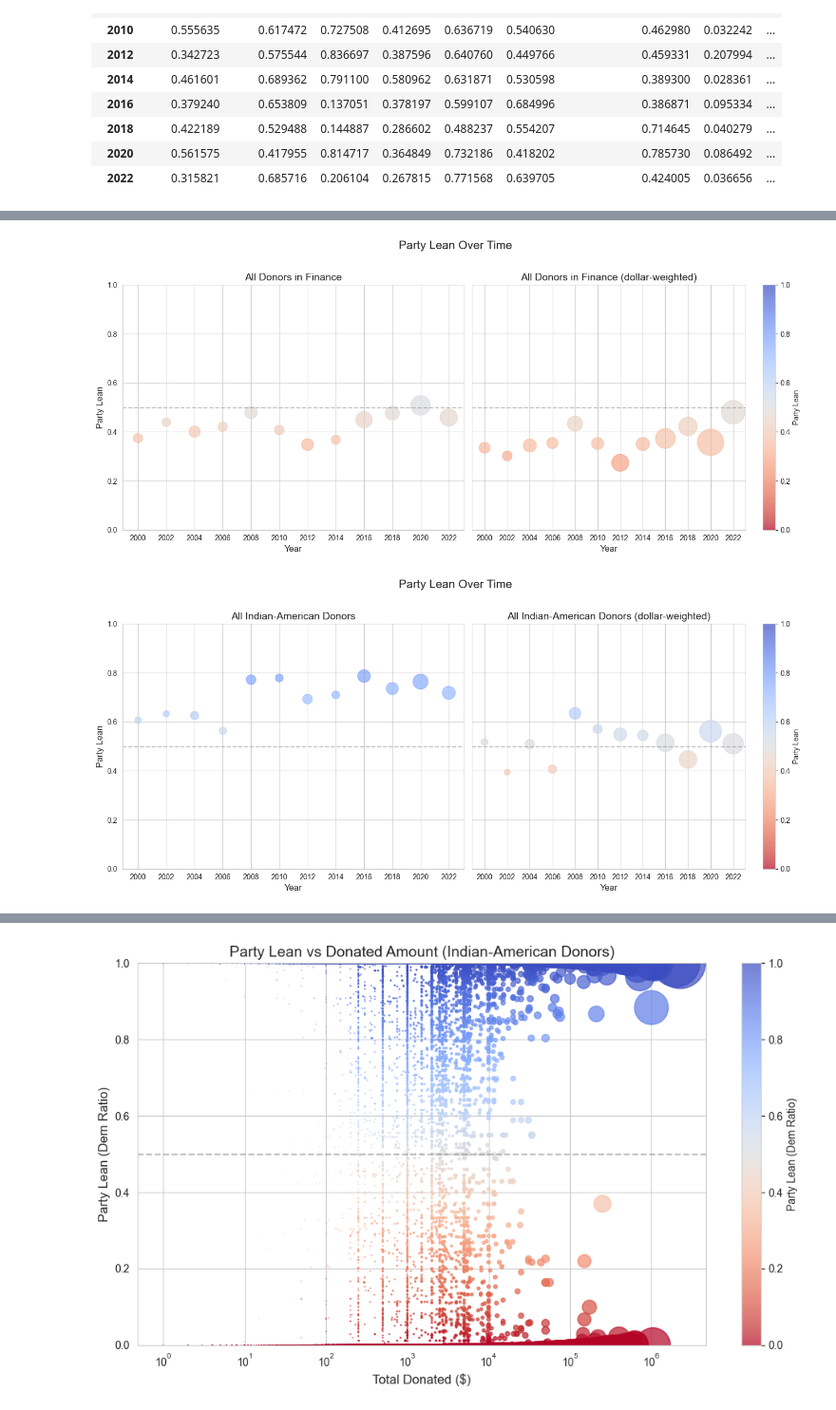
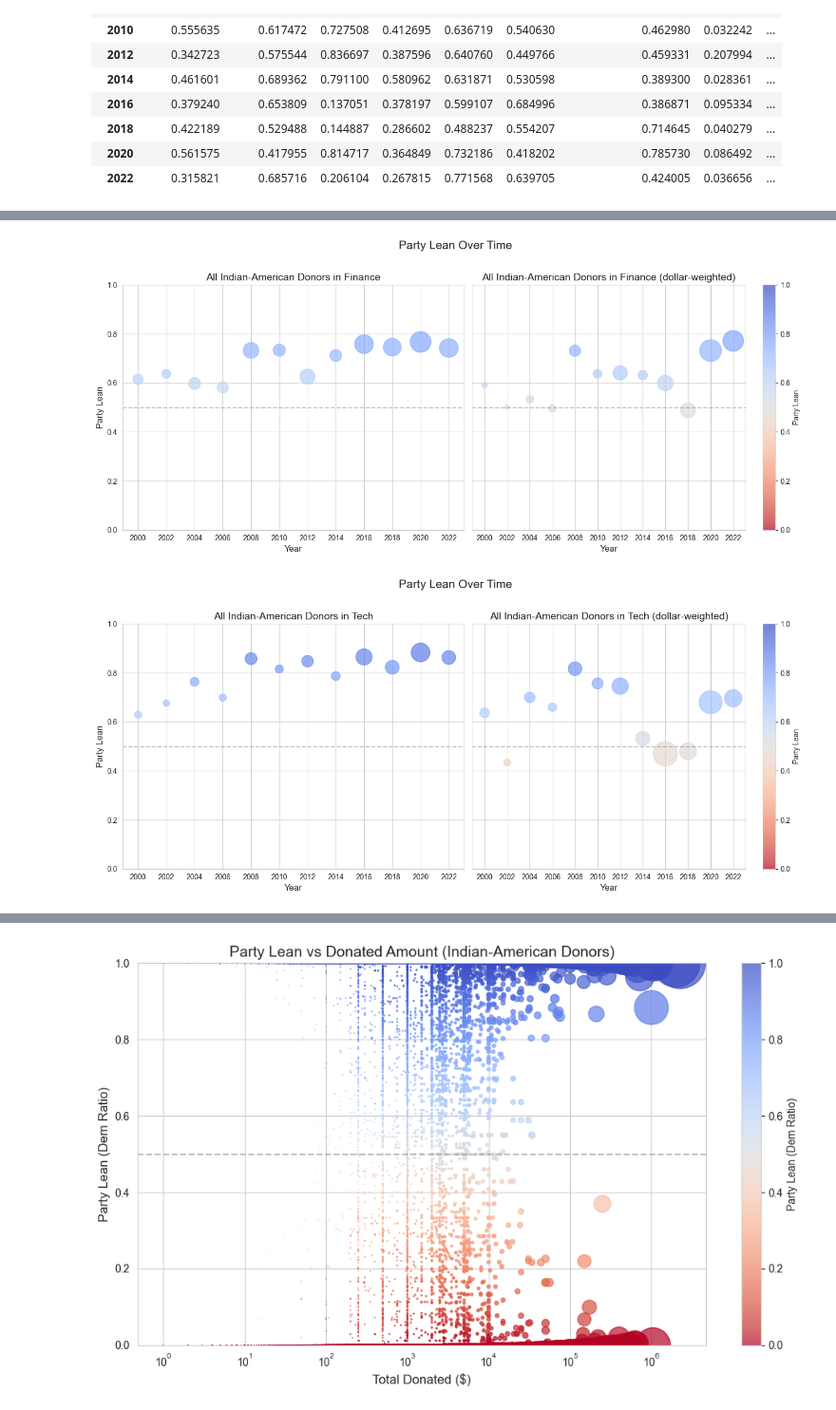
Before and after one commit to kkkarnav/indianamericancontributions, a Jupyter notebook: donors_over_time.ipynb, the cells around one changed output, grey strips where cells are left out. Shown at 95% size. Cells and saved outputs as stored; diff of their text form; code cells hidden in the pictures.

```diff
--- a/donors_over_time.ipynb
+++ b/donors_over_time.ipynb
@@ -851,24 +913,22 @@ dollar_mean_ind
 # %%
-# note: these graphs are skewed because they just average out the sectors, they don't account for the n of different sectors (so finance is having the same influence as agribusiness)
 fig, (ax1, ax2) = plt.subplots(1, 2, figsize=(14, 6), sharey=True)
 
 sns.set_style("whitegrid")
-sns.set_palette("Set3", n_colors=len(mean_all.columns))
 
 norm1 = plt.Normalize(0, 1)
 norm2 = plt.Normalize(0, 1)
 
 sc1 = ax1.scatter(
     mean_all.index,
-    mean_all.mean(axis=1),
+    mean_all["Finance"],
     s=all_donors.drop_duplicates(subset=["cycle", "contrib_id", "dem_ratio"]).groupby(["cycle"])["contrib_id"].count()/5000,
-    c=mean_all.mean(axis=1),
+    c=mean_all["Finance"],
     cmap=plt.cm.coolwarm_r,
     norm=norm1,
     alpha=0.7,
     label='Mean Party Lean'
 )
-ax1.set_title('All Donors', fontsize=14)
+ax1.set_title('All Donors in Finance', fontsize=14)
 ax1.set_xlabel('Year', fontsize=12)
 ax1.set_ylabel('Party Lean', fontsize=12)
 ax1.set_ylim(0, 1)
@@ -876,15 +936,15 @@ ax1.axhline(0.5, color='gray', linestyle='--', alpha=0.5)
 
 sc2 = ax2.scatter(
     dollar_mean_all.index,
-    dollar_mean_all.mean(axis=1),
+    dollar_mean_all["Finance"],
     s=all_donors.drop_duplicates(subset=["cycle", "contrib_id", "dem_ratio"]).groupby(["cycle"])["total_donated"].sum()/5000000,
-    c=dollar_mean_all.mean(axis=1),
+    c=dollar_mean_all["Finance"],
     cmap=plt.cm.coolwarm_r,
     norm=norm1,
     alpha=0.7,
     label='Mean Party Lean'
 )
-ax2.set_title('All Donors (dollar-weighted)', fontsize=14)
+ax2.set_title('All Donors in Finance (dollar-weighted)', fontsize=14)
 ax2.set_xlabel('Year', fontsize=12)
 ax2.set_ylim(0, 1)
 ax2.axhline(0.5, color='gray', linestyle='--', alpha=0.5)
@@ -901,70 +1055,68 @@ plt.show()
 fig, (ax1, ax2) = plt.subplots(1, 2, figsize=(14, 6), sharey=True)
 
 sns.set_style("whitegrid")
-sns.set_palette("Set3", n_colors=len(mean_all.columns))
 
 norm1 = plt.Normalize(0, 1)
 norm2 = plt.Normalize(0, 1)
 
 sc1 = ax1.scatter(
-    mean_all.index,
-    mean_all["Finance"],
-    s=all_donors.drop_duplicates(subset=["cycle", "contrib_id", "dem_ratio"]).groupby(["cycle"])["contrib_id"].count()/5000,
-    c=mean_all["Finance"],
+    mean_ind.index,
+    mean_ind["Finance"],
+    s=all_donors[(all_donors["ethnic"] == "ind") & (all_donors["sector"] == "Finance")].drop_duplicates(subset=["cycle", "contrib_id", "dem_ratio"]).groupby(["cycle"])["contrib_id"].count()/2,
+    c=mean_ind["Finance"],
     cmap=plt.cm.coolwarm_r,
     norm=norm1,
     alpha=0.7,
     label='Mean Party Lean'
 )
-ax1.set_title('All Donors in Finance', fontsize=14)
+ax1.set_title('All Indian-American Donors in Finance', fontsize=14)
 ax1.set_xlabel('Year', fontsize=12)
 ax1.set_ylabel('Party Lean', fontsize=12)
 ax1.set_ylim(0, 1)
 ax1.axhline(0.5, color='gray', linestyle='--', alpha=0.5)
 
 sc2 = ax2.scatter(
-    dollar_mean_all.index,
-    dollar_mean_all["Finance"],
-    s=all_donors.drop_duplicates(subset=["cycle", "contrib_id", "dem_ratio"]).groupby(["cycle"])["total_donated"].sum()/5000000,
-    c=dollar_mean_all["Finance"],
+    dollar_mean_ind.index,
+    dollar_mean_ind["Finance"],
+    s=all_donors[(all_donors["ethnic"] == "ind") & (all_donors["sector"] == "Finance")].drop_duplicates(subset=["cycle", "contrib_id", "dem_ratio"]).groupby(["cycle"])["total_donated"].sum()/10000,
+    c=dollar_mean_ind["Finance"],
     cmap=plt.cm.coolwarm_r,
     norm=norm1,
     alpha=0.7,
     label='Mean Party Lean'
 )
-ax2.set_title('All Donors in Finance (dollar-weighted)', fontsize=14)
+ax2.set_title('All Indian-American Donors in Finance (dollar-weighted)', fontsize=14)
 ax2.set_xlabel('Year', fontsize=12)
 ax2.set_ylim(0, 1)
 ax2.axhline(0.5, color='gray', linestyle='--', alpha=0.5)
 
 # Add legend and layout adjustments
 cbar2 = fig.colorbar(sc2, ax=ax2, orientation='vertical', label='Party Lean')
 
 plt.suptitle('Party Lean Over Time', fontsize=16, y=1.02)
 plt.tight_layout()
 plt.show()
 # %% [output]
-[figure, old version]
+[figure, new version]
 # %%
 fig, (ax1, ax2) = plt.subplots(1, 2, figsize=(14, 6), sharey=True)
 
 sns.set_style("whitegrid")
-sns.set_palette("Set3", n_colors=len(mean_all.columns))
 
 norm1 = plt.Normalize(0, 1)
 norm2 = plt.Normalize(0, 1)
 
 sc1 = ax1.scatter(
     mean_ind.index,
-    mean_ind.mean(axis=1),
-    s=all_donors[all_donors["ethnic"] == "ind"].drop_duplicates(subset=["cycle", "contrib_id", "dem_ratio"]).groupby(["cycle"])["contrib_id"].count()/50,
-    c=mean_ind.mean(axis=1),
+    mean_ind["Tech"],
+    s=all_donors[(all_donors["ethnic"] == "ind") & (all_donors["sector"] == "Tech")].drop_duplicates(subset=["cycle", "contrib_id", "dem_ratio"]).groupby(["cycle"])["contrib_id"].count()/2,
+    c=mean_ind["Tech"],
     cmap=plt.cm.coolwarm_r,
     norm=norm1,
     alpha=0.7,
     label='Mean Party Lean'
 )
-ax1.set_title('All Indian-American Donors', fontsize=14)
+ax1.set_title('All Indian-American Donors in Tech', fontsize=14)
 ax1.set_xlabel('Year', fontsize=12)
 ax1.set_ylabel('Party Lean', fontsize=12)
 ax1.set_ylim(0, 1)
@@ -972,15 +1124,15 @@ ax1.axhline(0.5, color='gray', linestyle='--', alpha=0.5)
 
 sc2 = ax2.scatter(
     dollar_mean_ind.index,
-    dollar_mean_ind.mean(axis=1),
-    s=all_donors[all_donors["ethnic"] == "ind"].drop_duplicates(subset=["cycle", "contrib_id", "dem_ratio"]).groupby(["cycle"])["total_donated"].sum()/50000,
-    c=dollar_mean_ind.mean(axis=1),
+    dollar_mean_ind["Tech"],
+    s=all_donors[(all_donors["ethnic"] == "ind") & (all_donors["sector"] == "Tech")].drop_duplicates(subset=["cycle", "contrib_id", "dem_ratio"]).groupby(["cycle"])["total_donated"].sum()/3000,
+    c=dollar_mean_ind["Tech"],
     cmap=plt.cm.coolwarm_r,
     norm=norm1,
     alpha=0.7,
     label='Mean Party Lean'
 )
-ax2.set_title('All Indian-American Donors (dollar-weighted)', fontsize=14)
+ax2.set_title('All Indian-American Donors in Tech (dollar-weighted)', fontsize=14)
 ax2.set_xlabel('Year', fontsize=12)
 ax2.set_ylim(0, 1)
 ax2.axhline(0.5, color='gray', linestyle='--', alpha=0.5)
@@ -992,4 +1144,4 @@ plt.suptitle('Party Lean Over Time', fontsize=16, y=1.02)
 plt.tight_layout()
 plt.show()
 # %% [output]
-[figure, old version]
+[figure, new version]
```
Also changed, not shown: parts of 8 cells of this notebook, 4 other files.
